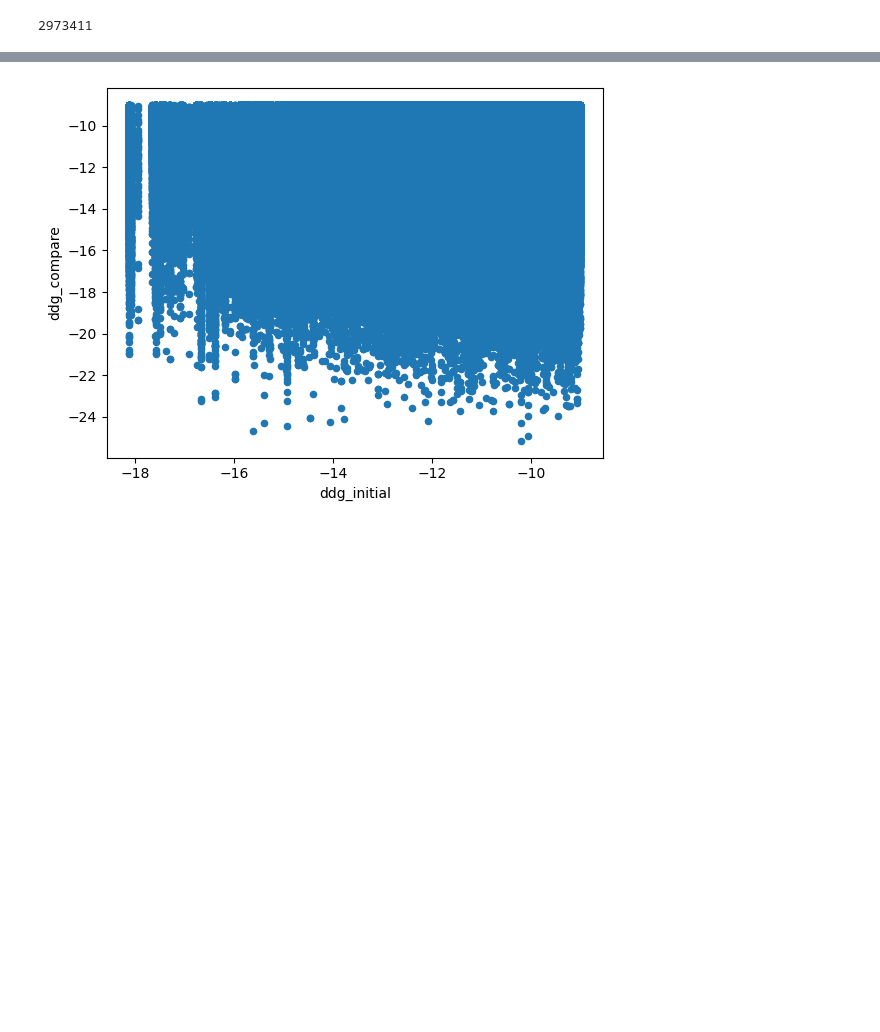
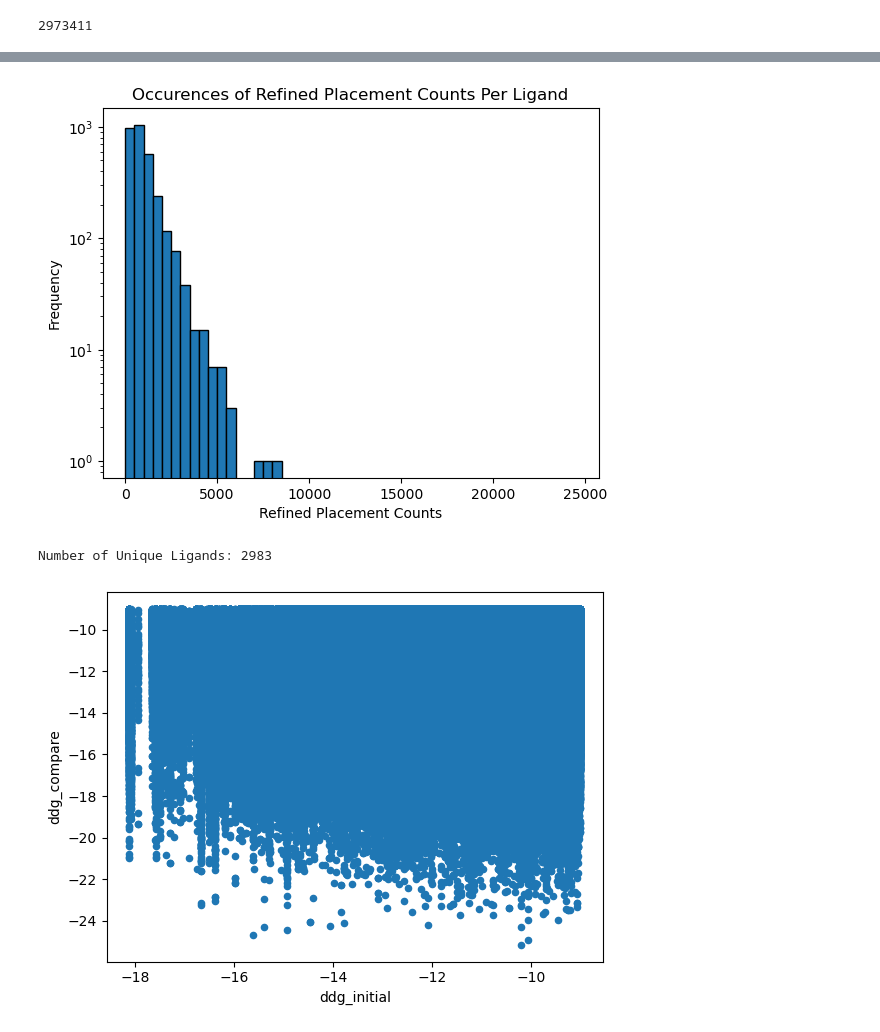
Before and after one commit to toadlover/ginsparg_thymelab_thesis, a Jupyter notebook: jupyter_notebooks/refined_placement_selection/agonist/9_27_24_agonist_good_hbond_and_real_motif_placements_expanded_conformer_analysis.ipynb, the cells around one changed output, grey strips where cells are left out. Saved outputs shown, nothing was run; the diff lists cells and outputs as text; code cells hidden in the pictures; blank space fills up the shorter version.

```diff
--- a/jupyter_notebooks/refined_placement_selection/agonist/9_27_24_agonist_good_hbond_and_real_motif_placements_expanded_conformer_analysis.ipynb
+++ b/jupyter_notebooks/refined_placement_selection/agonist/9_27_24_agonist_good_hbond_and_real_motif_placements_expanded_conformer_analysis.ipynb
@@ -26,3 +42,39 @@ len(df_general)
+# %%
+#derive counts of how many times the initial ligands appear to determine how many placements they get
+#df_general['file_initial'].value_counts()
+counts = df_general['file_initial'].value_counts()
+
+bin_edges = np.arange(0, 25000, 500)
+
+plt.yscale('log')
+
+#plt.ylim(0,10000)
+
+#create histogram
+plt.hist(counts, bins=bin_edges, align = 'mid', edgecolor='black')
+
+# Label axes and add a title
+plt.xlabel('Refined Placement Counts')
+plt.ylabel('Frequency')
+plt.title('Occurences of Refined Placement Counts Per Ligand')
+
+# Show the plot
+plt.show()
+# %% [output]
+[figure, added]
+# %%
+# Extract ligand names using a regular expression
+df_general['ligand_name'] = df_general['file_compare'].str.extract(r'7l1u_receptor_only_(.+?)_\d+_\d+\.pdb')
+
+# Find the unique ligand names and their count
+unique_ligands_general = df_general['ligand_name'].unique()
+num_unique_ligands_general = len(unique_ligands_general)
+
+# Display the unique ligand names and the count
+#print("Unique Ligand Names:", unique_ligands_general)
+print("Number of Unique Ligands:", num_unique_ligands_general)
+# %% [output]
+Number of Unique Ligands: 2983
 # %%
 df_general.plot(kind='scatter',x='ddg_initial',y='ddg_compare')
 plt.show()
```
Also changed, not shown: parts of 12 cells of this notebook, 3 other files.
